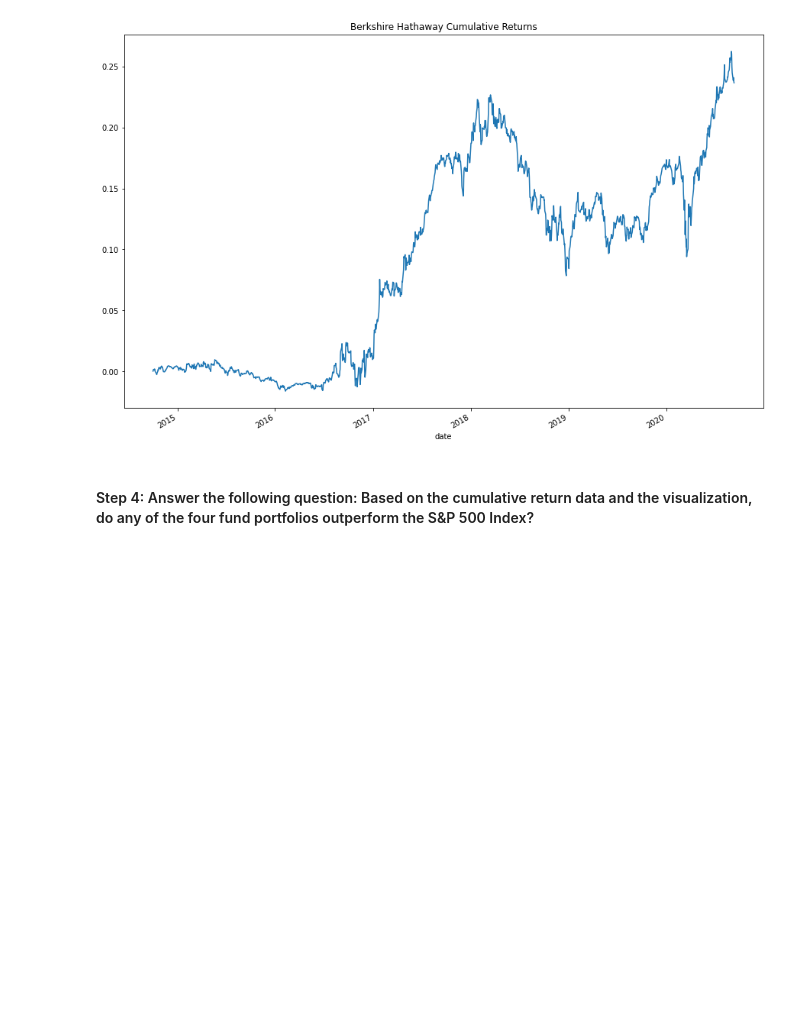
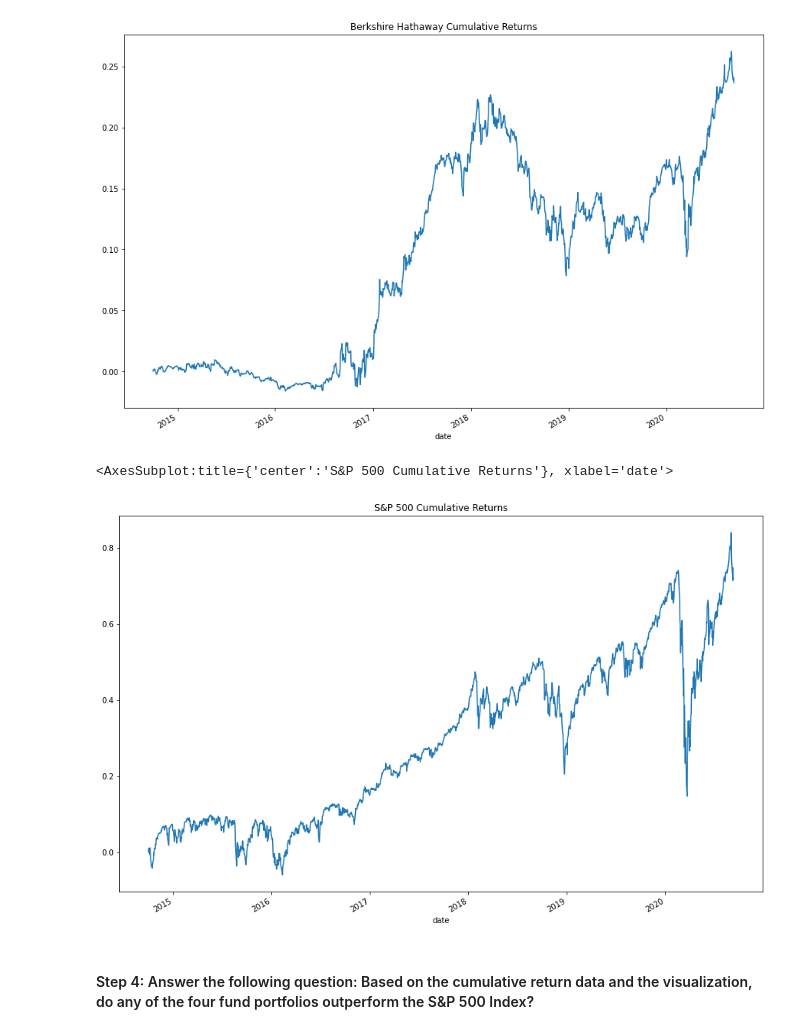
Before and after one commit to mrlandero/Risk_Return_Analysis, a Jupyter notebook: Risk_Return_Analysis/risk_return_analysis.ipynb, the cells around one changed output. Saved outputs shown, nothing was run; the diff lists cells and outputs as text; code cells hidden in the pictures; blank space fills up the shorter version.

Commit message:
Generated Cumulative Returns Plot for the S&P 500

```diff
--- a/Risk_Return_Analysis/risk_return_analysis.ipynb
+++ b/Risk_Return_Analysis/risk_return_analysis.ipynb
@@ -269,6 +269,17 @@ cumulative_returns_df.iloc[:, 3].plot(
 # %% [output]
 <AxesSubplot:title={'center':'Berkshire Hathaway Cumulative Returns'}, xlabel='date'>
 [figure]
+# %%
+# Visualize the cumulative returns using the Pandas plot function
+# Include a title parameter and adjust the figure size
+# S&P 500
+cumulative_returns_df.iloc[:, 4].plot(
+    figsize=(15,10),
+    title="S&P 500 Cumulative Returns"
+)
+# %% [output]
+<AxesSubplot:title={'center':'S&P 500 Cumulative Returns'}, xlabel='date'>
+[figure, added]
 # %% [markdown]
 #### Step 4: Answer the following question: Based on the cumulative return data and the visualization, do any of the four fund portfolios outperform the S&P 500 Index?
 # %% [markdown]
```
